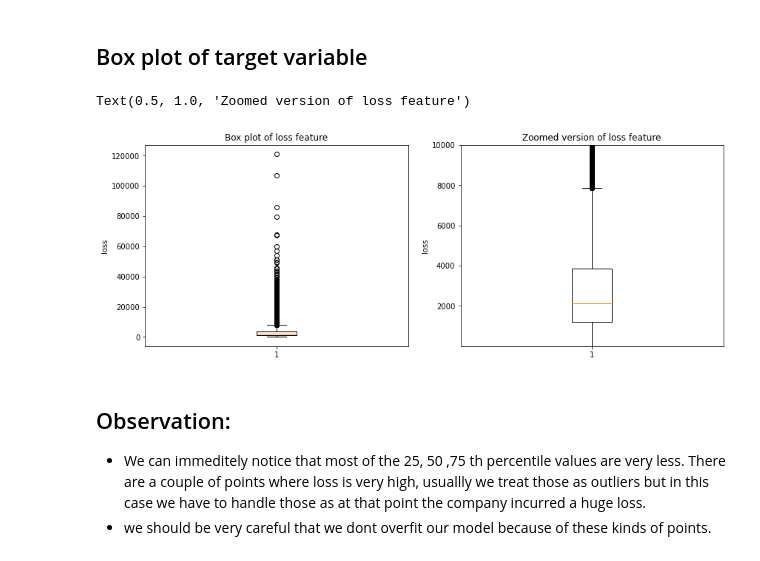
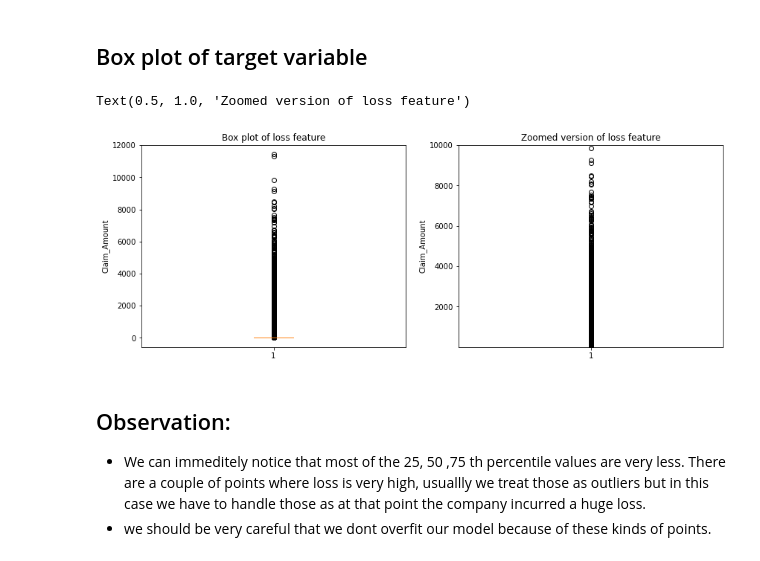
Before and after one commit to aderdouri/ActuarialThesis, a Jupyter notebook: AllstateClaimPredictionChallenge/myAllstateDataAnalysis2012.ipynb, the cells around one changed output. Drawn from its saved outputs; the diff is of its cells as text; code cells hidden in the pictures.

```diff
--- a/AllstateClaimPredictionChallenge/myAllstateDataAnalysis2012.ipynb
+++ b/AllstateClaimPredictionChallenge/myAllstateDataAnalysis2012.ipynb
@@ -189,6 +133,3 @@ plt.show()
 ## Chargement des données
 * Charger le train dataset dans le dataframe df_train
 * Charger le test dataset dans le dataframe df_test
-# %%
-train_data = pd.read_csv('ActuarialThesis/AllstateClaimsSeverityData/train.csv.zip')
-train_data.head()
@@ -434,5 +163,5 @@ Skewness of loss feature is : 3.7949583775378604
 # %%
-train_data['logloss'] = np.log(train_data['loss'])
-print('Skewness of loss feature after applying log function :',train_data['logloss'].skew())
+train_data['logloss'] = np.log(train_data[train_data['Claim_Amount']>0]['Claim_Amount'])
+print('Skewness of Claim_Amount feature after applying log function :',train_data['logloss'].skew())
 train_data = train_data.drop(['logloss'],axis = 1)
 # %% [output]
@@ -472,20 +197,20 @@ plt.show()
 # %%
 fig, (ax1, ax2) = plt.subplots(1,2)
 
 fig.set_size_inches(14,5)
-ax1.boxplot(train_data['loss'])
-ax1.set_ylabel('loss')
+ax1.boxplot(train_data['Claim_Amount'])
+ax1.set_ylabel('Claim_Amount')
 ax1.set_title('Box plot of loss feature')
 
 
 #values = uniq_values_in_categories[uniq_values_in_categories.unique_values <= 25].unique_values
 ax2.set_ylim(1,10000)
-ax2.boxplot(train_data['loss'])
-ax2.set_ylabel('loss')
+ax2.boxplot(train_data['Claim_Amount'])
+ax2.set_ylabel('Claim_Amount')
 ax2.set_title('Zoomed version of loss feature')
 # %% [output]
 Text(0.5, 1.0, 'Zoomed version of loss feature')
-[figure, old version]
+[figure, new version]
 # %% [markdown]
 ## Observation:
 * We can immeditely notice that most of the 25, 50 ,75 th percentile values are very less. There are a couple of points where loss is very high, usuallly we treat those as outliers but in this case we have to handle those as at that point the company incurred a huge loss.
```
Also changed, not shown: parts of 60 cells of this notebook.
